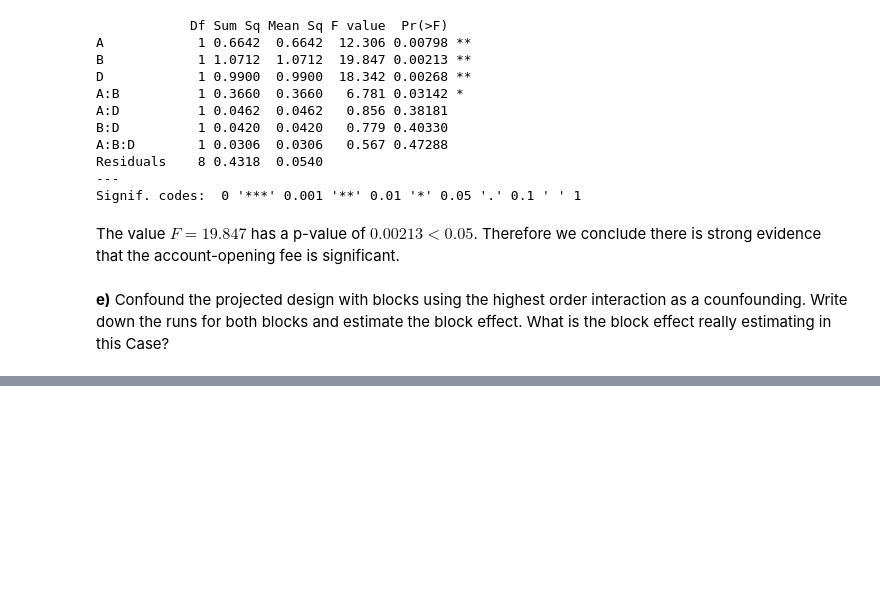
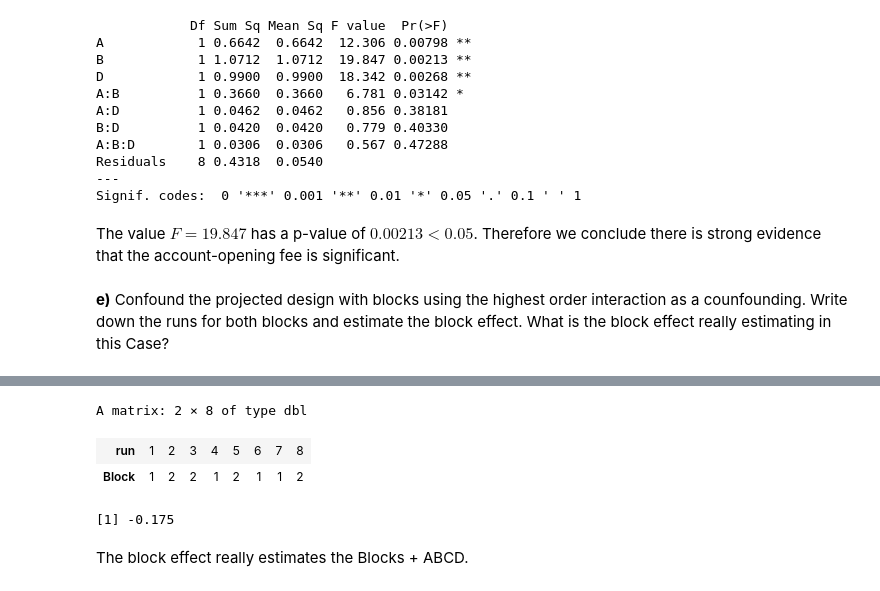
Before and after one commit to AlexWiigs/Code, a Jupyter notebook: STAT 558/558_A3/558_A3_Q1.ipynb, the cells around one changed output, grey strips where cells are left out. Drawn from its saved outputs; the diff is of its cells as text; code cells hidden in the pictures; blank space fills up the shorter version.

```diff
--- a/STAT 558/558_A3/558_A3_Q1.ipynb
+++ b/STAT 558/558_A3/558_A3_Q1.ipynb
@@ -326,0 +136,19 @@ Signif. codes:  0 '***' 0.001 '**' 0.01 '*' 0.05 '.' 0.1 ' ' 1
+# %%
+# Display the runs and their associated block
+Block <- c(1,2,2,1,2,1,1,2)
+ABD <- c(-1, 1, 1, -1, 1, -1, -1, 1)
+display <- data.frame(run, Block)
+t(display)
+# Estimate the Block effect
+confound <- data.frame(Block, sum)
+ybar_1 <- sum(confound$sum[confound$Block == 1]) /4
+ybar_2 <- sum(confound$sum[confound$Block == 2]) /4
+block_effect <- ybar_1 - ybar_2
+block_effect
+# %% [output]
+A matrix: 2 × 8 of type dbl
+| run | 1 | 2 | 3 | 4 | 5 | 6 | 7 | 8 |
+| Block | 1 | 2 | 2 | 1 | 2 | 1 | 1 | 2 |
+[1] -0.175
+# %% [markdown]
+The block effect really estimates the Blocks + ABCD.
```
Also changed, not shown: parts of 20 cells of this notebook, 20 other files.
